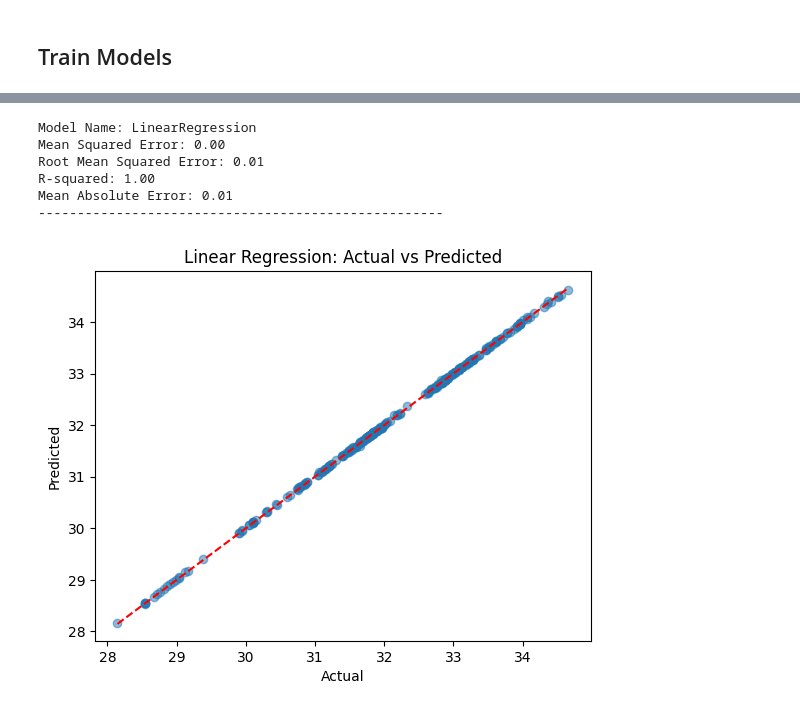
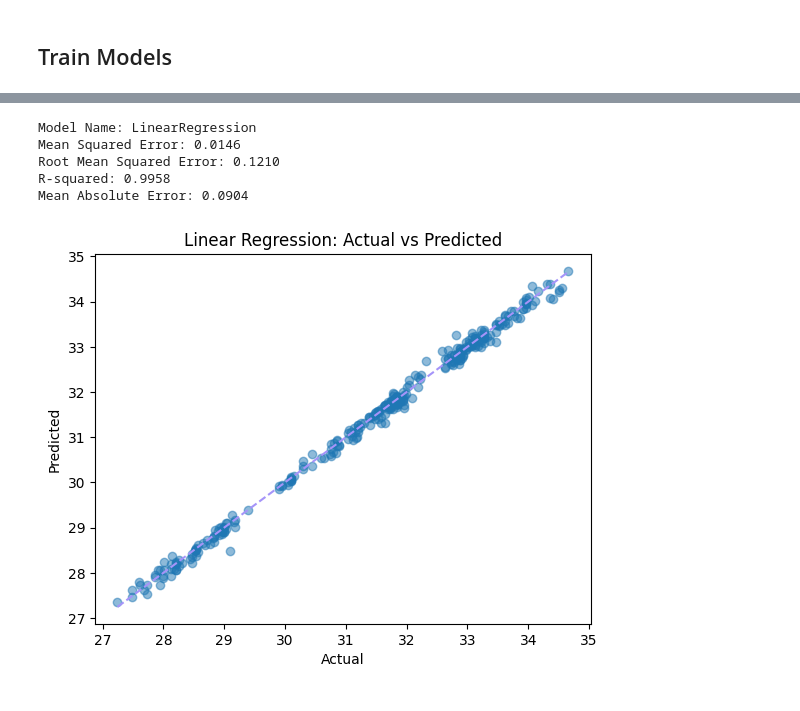
Before and after one commit to Sudais-shah/Saudi-Aramco-Stock-Price-Prediction-Model, a Jupyter notebook: Saudi Aramco Stock Price Prediction Model.ipynb, the cells around one changed output, grey strips where cells are left out. Saved outputs shown, nothing was run; the diff lists cells and outputs as text; code cells hidden in the pictures.

```diff
--- a/Saudi Aramco Stock Price Prediction Model.ipynb
+++ b/Saudi Aramco Stock Price Prediction Model.ipynb
@@ -457,3 +461,7 @@ print(calculate_vairance(df))
+# %%
+high_variance_features = ['Close_diff', 'BB_Middle_Band', 'BB_Upper_Band' , 'BB_Lower_Band', 'Change_Close']
+for feature in high_variance_features:
+   df.drop(columns=feature, inplace=True)
 # %%
 df.head()
 # %% [output]
@@ -504,20 +562,20 @@ def evaluate(model, pred, y_test ):
 # %%
 lr = LinearRegression()
 lr.fit(X_train, y_train)
 y_pred = lr.predict(X_test)
 
 evaluate('LinearRegression', y_test, y_pred)
+
 plt.scatter(y_test, y_pred, alpha=0.5)
-plt.plot([y_test.min(), y_test.max()], [y_test.min(), y_test.max()], 'r--')
+plt.plot([y_test.min(), y_test.max()], [y_test.min(), y_test.max()], 'r--' , color=color1)
 plt.xlabel('Actual')
 plt.ylabel('Predicted')
 plt.title('Linear Regression: Actual vs Predicted')
 plt.show()
 # %% [output]
 Model Name: LinearRegression
-Mean Squared Error: 0.00
-Root Mean Squared Error: 0.01
-R-squared: 1.00
-Mean Absolute Error: 0.01
-----------------------------------------------------
+Mean Squared Error: 0.0146
+Root Mean Squared Error: 0.1210
+R-squared: 0.9958
+Mean Absolute Error: 0.0904
-[figure, old version]
+[figure, new version]
```
Also changed, not shown: parts of 84 cells of this notebook, 1 other file.
